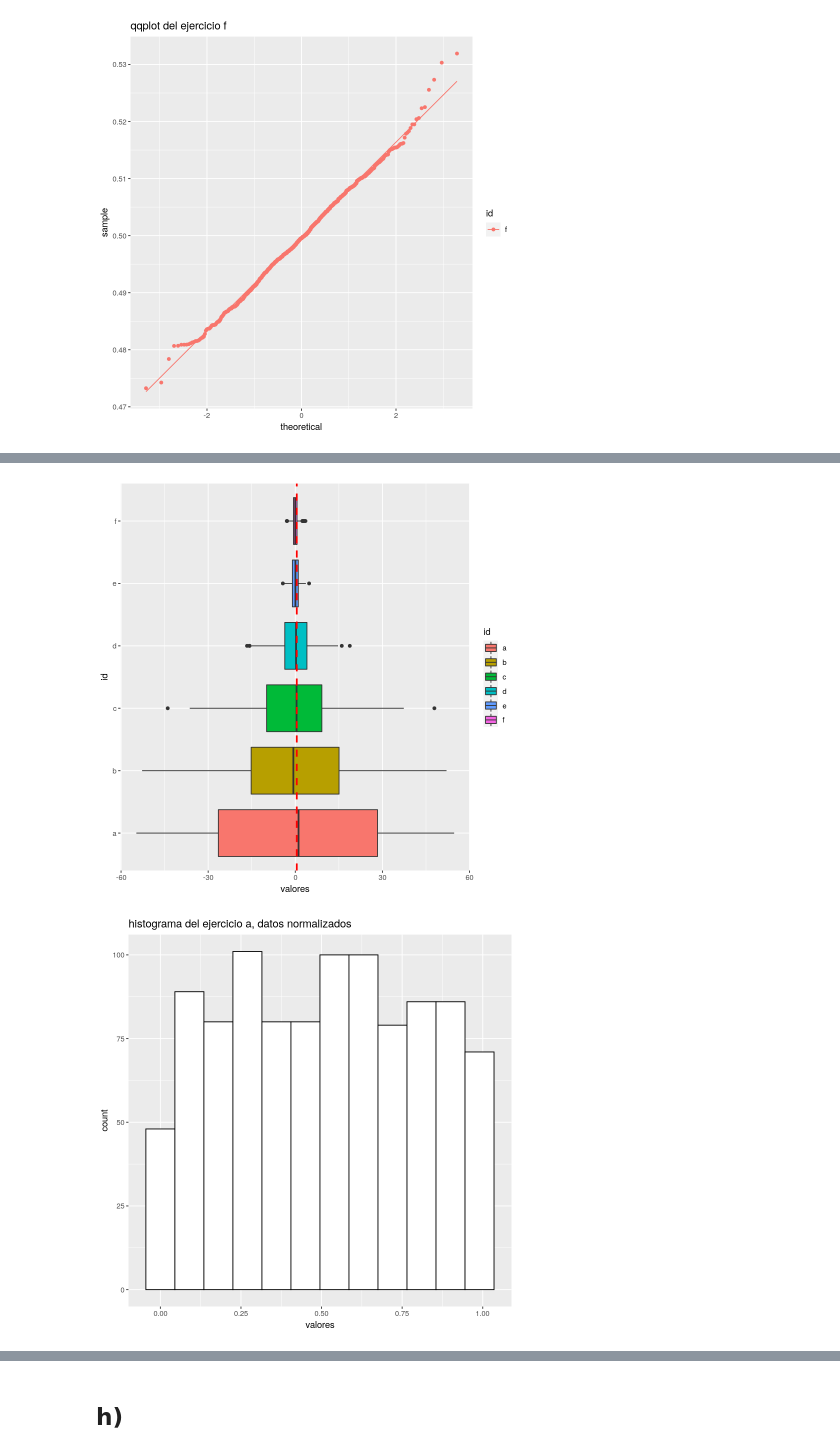
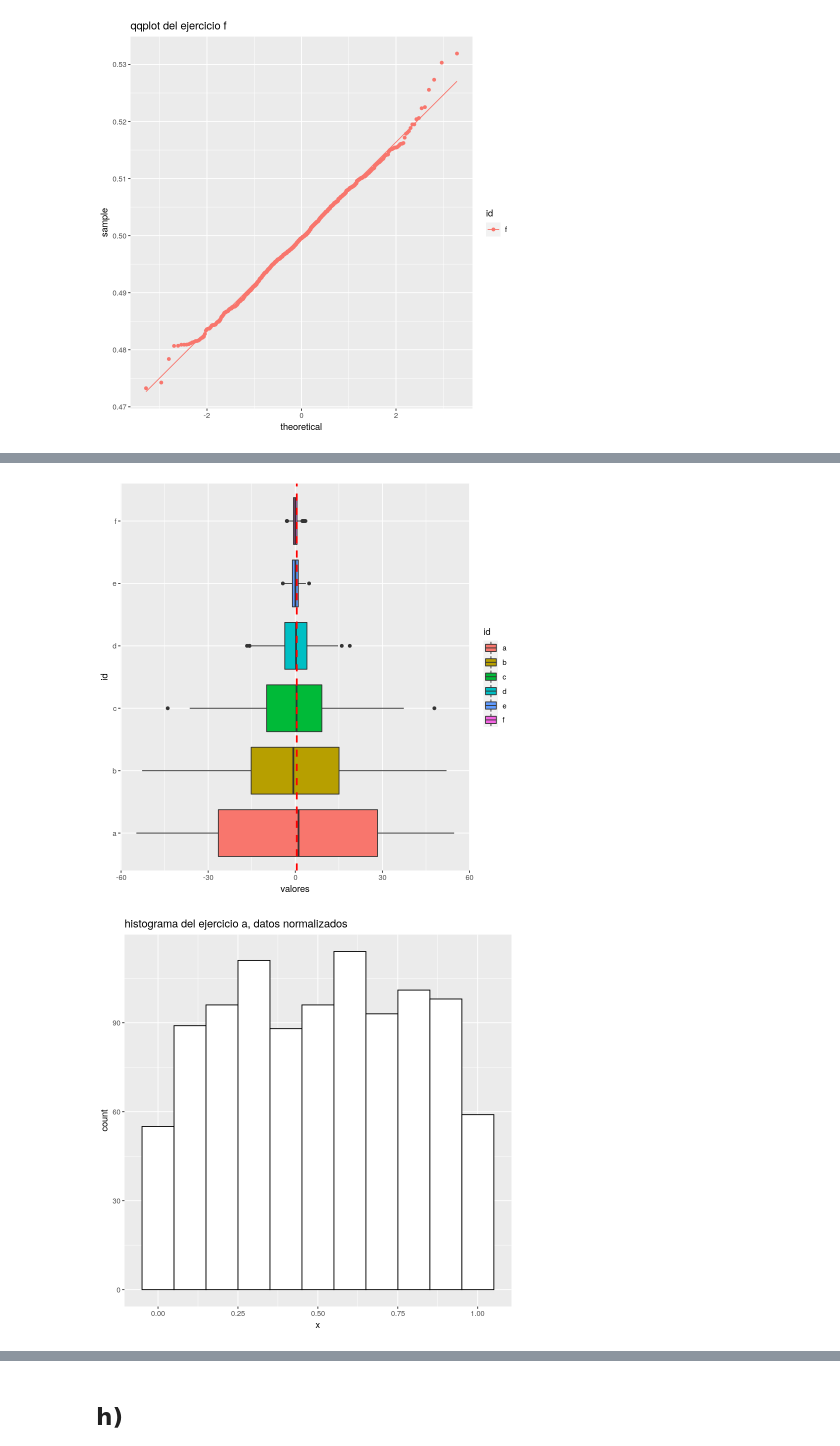
Before and after one commit to fzanollo/proba, a Jupyter notebook: tp/TP.ipynb, the cells around one changed output, grey strips where cells are left out. Cells and saved outputs as stored; diff of their text form; code cells hidden in the pictures.

```diff
--- a/tp/TP.ipynb
+++ b/tp/TP.ipynb
@@ -15,9 +15,13 @@ set.seed(1234)
 library(ggplot2)
 
 #funciones auxiliares
-make_histogram = function(datos){
+make_histogram = function(datos, title){
+    bw = 2 * IQR(datos) / length(datos)^(1/3)
     df = data.frame(x = datos)
-    ggplot(df, aes(x)) + geom_histogram(binwidth=0.09, color="black", fill="white")
+
+    ggplot(df, aes(x)) +
+        geom_histogram(binwidth=bw, color="black", fill="white") +
+        ggtitle(title)
 }
 # %% [markdown]
 ## a) <img src="attachment:image.png" width="800">
@@ -135,19 +138,19 @@ for (ej in unique(dat$id)) {
 # %%
 normalizar = function(obs){
     (obs - 0.5) / sqrt((1/12)/1000) # las esperanzas y varianzas son las mismas para todos no?
 }
 
 dat_normalizados = dat
 dat_normalizados[1] = lapply(dat_normalizados[1], normalizar)
 
 ggplot(dat_normalizados, aes(x=id, y=valores, fill=id)) +
   geom_boxplot() + coord_flip() + geom_hline(yintercept = 0.5, linetype="dashed", color = "red", size=1)
 
 for (ej in unique(dat$id)) {
-    print(ggplot(dat[dat$id==ej,], aes(x=valores, color=id)) +
-          geom_histogram(binwidth=0.09, color="black", fill="white")+
-          ggtitle(sprintf("histograma del ejercicio %s, datos normalizados", ej)))
+    datos = dat[dat$id==ej,]$valores
+    title = sprintf("histograma del ejercicio %s, datos normalizados", ej)
+    print(make_histogram(datos, title))
 }
 # %% [output]
 [figure]
-[figure, old version]
+[figure, new version]
```
Also changed, not shown: parts of 13 cells of this notebook.
